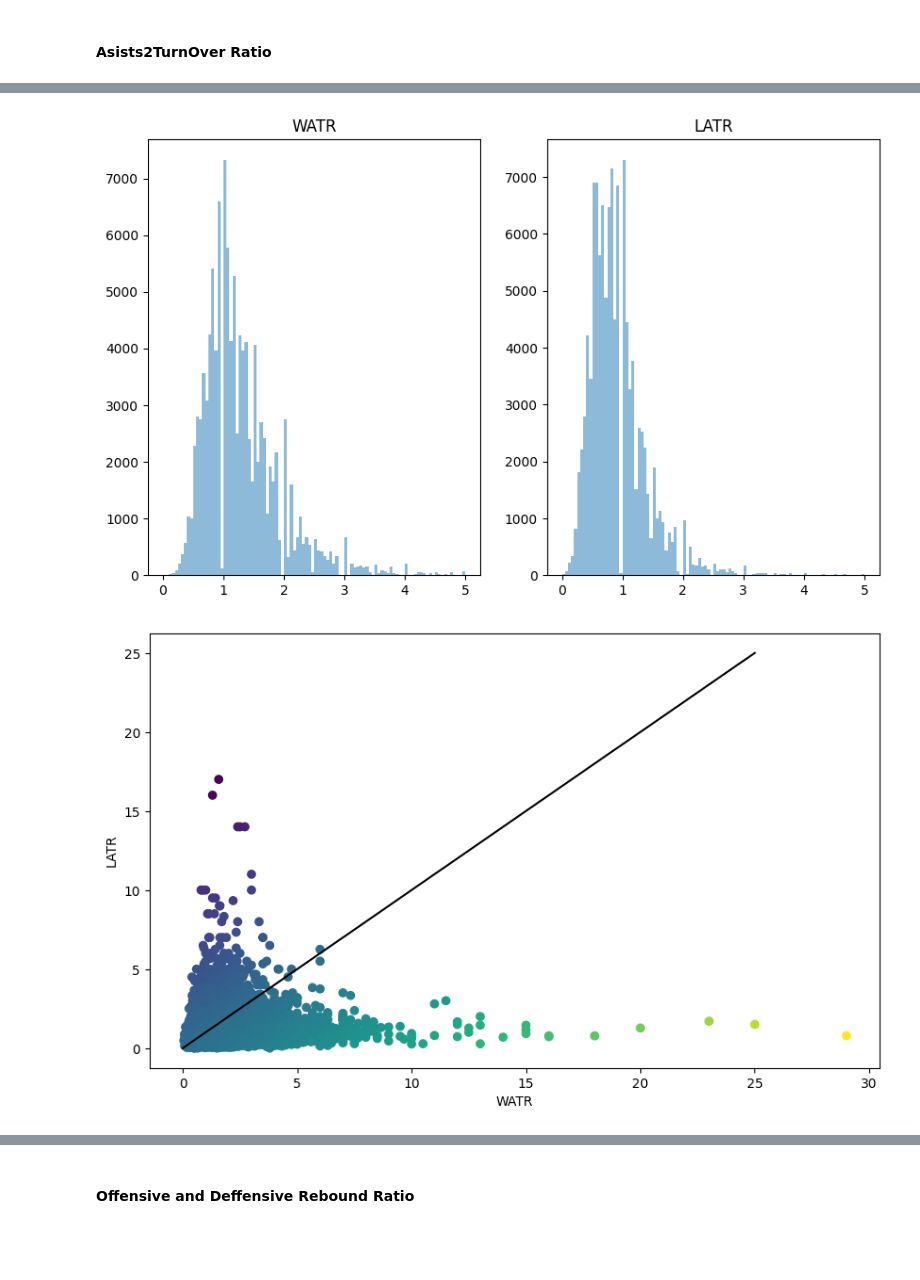
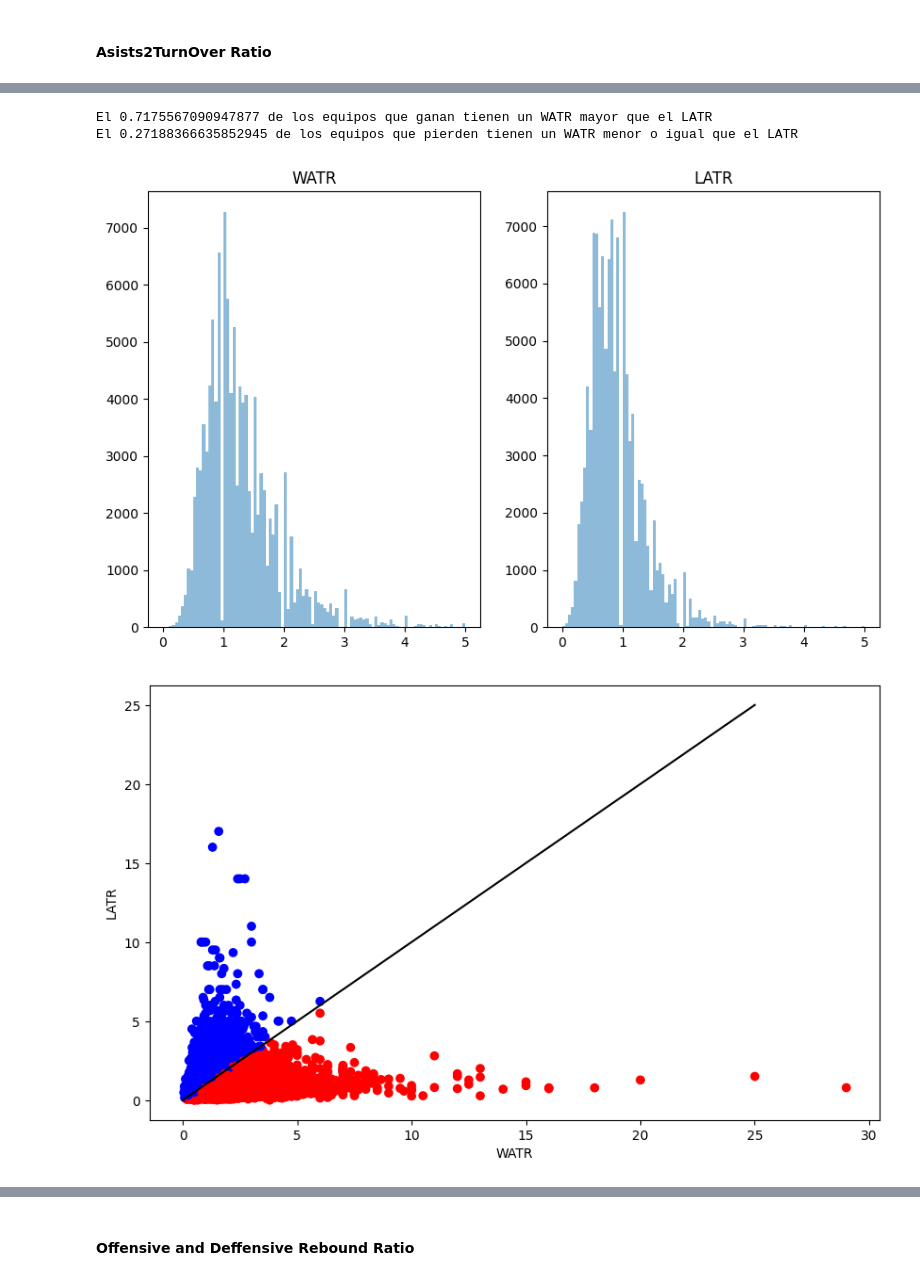
Before and after one commit to rauldaal/march-madness, a Jupyter notebook: data_exploration/MRegularSeason.ipynb, the cells around one changed output, grey strips where cells are left out. Cells and saved outputs as stored; diff of their text form; code cells hidden in the pictures; blank space fills up the shorter version.

```diff
--- a/data_exploration/MRegularSeason.ipynb
+++ b/data_exploration/MRegularSeason.ipynb
@@ -76,20 +76,24 @@ Ahora hemos creado nuevas columnas con los valores para cada equipo. Vamos a com
 f, ax = plt.subplots(figsize=(10, 6), nrows=1, ncols=2)
 #Now make a subplot inside a subplot
 
-ax[0].hist(df['WATR'], bins=100, alpha=0.5, label='WATR', range=(0, 5))
-ax[1].hist(df['LATR'], bins=100, alpha=0.5, label='LATR', range=(0, 5))
+plot_data = df[['WATR', 'LATR']]
+
+ax[0].hist(plot_data['WATR'], bins=100, alpha=0.5, label='WATR', range=(0, 5))
+ax[1].hist(plot_data['LATR'], bins=100, alpha=0.5, label='LATR', range=(0, 5))
 ax[0].set_title('WATR')
 ax[1].set_title('LATR')
 
 # Substract values and represent them ina scatterplot
-df['WATR-LATR'] = df['WATR'] - df['LATR']
+plot_data['WATR-LATR'] = plot_data['WATR'] - plot_data['LATR']
+plot_data["Class"] = np.where(plot_data["WATR-LATR"] > 0, 'red', 'blue')
+
 plt.figure(figsize=(10, 6))
-plt.scatter(x=df['WATR'], y=df['LATR'], c=df['WATR-LATR'], cmap='viridis')
+plt.scatter(x=plot_data['WATR'], y=plot_data['LATR'], c=plot_data['Class'], cmap='viridis')
 # Add diagonal line
 plt.plot([0, 5, 10, 15, 20, 25], [0, 5, 10, 15, 20, 25], 'k-')
 plt.xlabel('WATR')
 plt.ylabel('LATR')
 
-print(F"El {(df['WATR-LATR']>0).sum()/len(df['WATR-LATR'])} de los equipos que ganan tienen un WATR mayor que el LATR")
-print(f"El {(df['WATR-LATR']<0).sum()/len(df['WATR-LATR'])} de los equipos que pierden tienen un WATR menor o igual que el LATR")
+print(F"El {(plot_data['WATR-LATR']>0).sum()/len(plot_data['WATR-LATR'])} de los equipos que ganan tienen un WATR mayor que el LATR")
+print(f"El {(plot_data['WATR-LATR']<0).sum()/len(plot_data['WATR-LATR'])} de los equipos que pierden tienen un WATR menor o igual que el LATR")
 # %% [output]
@@ -98,2 +110,4 @@ El 0.2718232044198895 de los equipos que pierden tienen un WATR menor o igual qu
+El 0.7175567090947877 de los equipos que ganan tienen un WATR mayor que el LATR
+El 0.27188366635852945 de los equipos que pierden tienen un WATR menor o igual que el LATR
 [figure]
-[figure, old version]
+[figure, new version]
```
Also changed, not shown: parts of 4 cells of this notebook, 24 other files.
